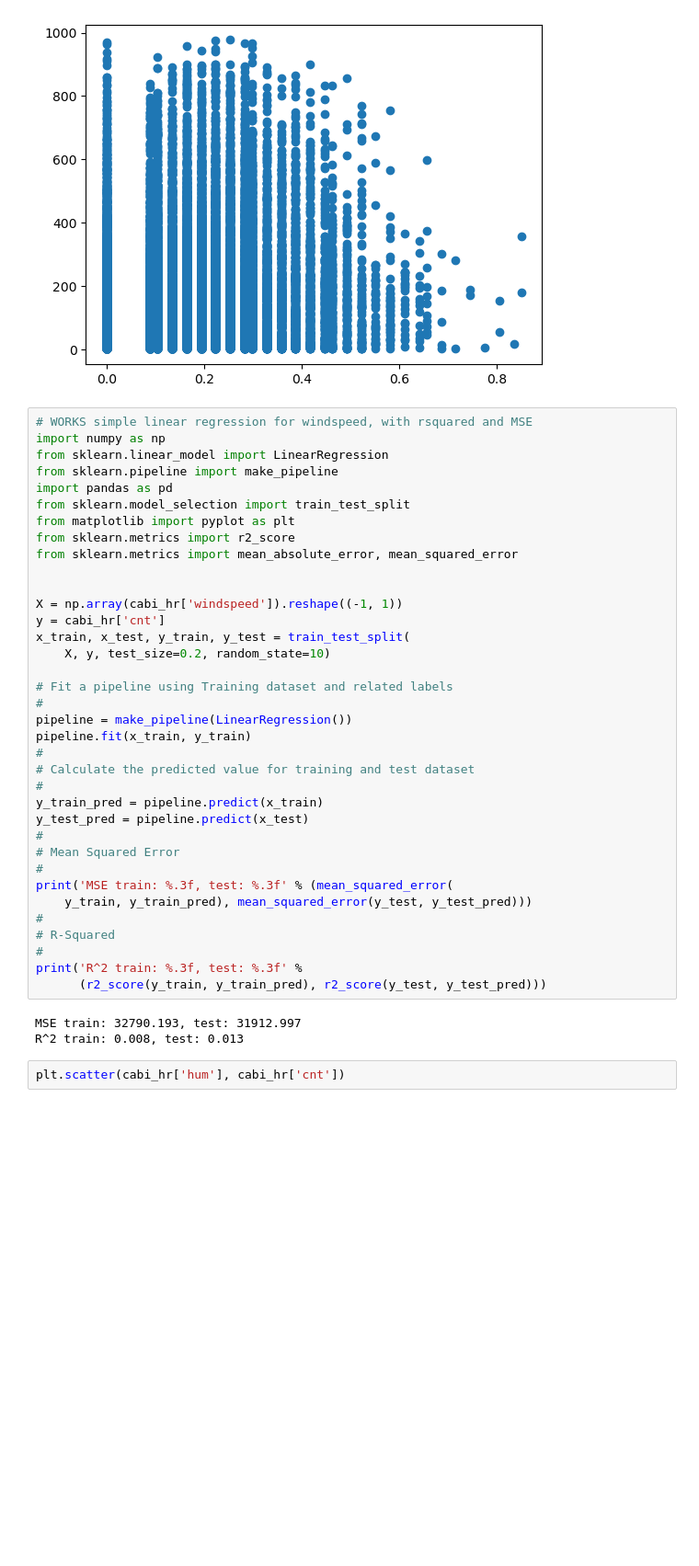
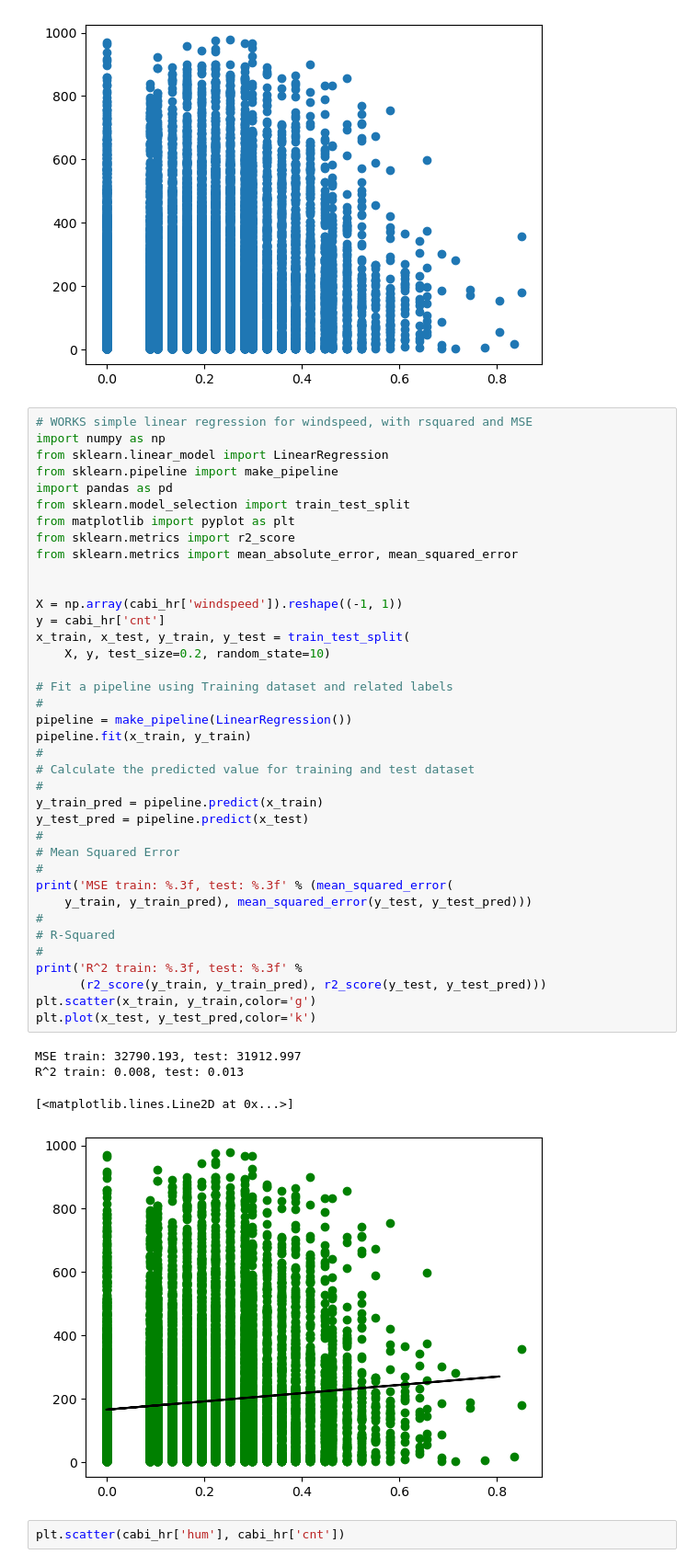
Before and after one commit to cdb8675309/Sprint-1, a Jupyter notebook: P3_S1.ipynb, the cells around one changed output. Shown at 92% size. Drawn from its saved outputs; the diff is of its cells as text; blank space fills up the shorter version.

```diff
--- a/P3_S1.ipynb
+++ b/P3_S1.ipynb
@@ -939,33 +943,37 @@ from sklearn.metrics import r2_score
 from sklearn.metrics import mean_absolute_error, mean_squared_error
 
 
 X = np.array(cabi_hr['windspeed']).reshape((-1, 1))
 y = cabi_hr['cnt']
 x_train, x_test, y_train, y_test = train_test_split(
     X, y, test_size=0.2, random_state=10)
 
 # Fit a pipeline using Training dataset and related labels
 #
 pipeline = make_pipeline(LinearRegression())
 pipeline.fit(x_train, y_train)
 #
 # Calculate the predicted value for training and test dataset
 #
 y_train_pred = pipeline.predict(x_train)
 y_test_pred = pipeline.predict(x_test)
 #
 # Mean Squared Error
 #
 print('MSE train: %.3f, test: %.3f' % (mean_squared_error(
     y_train, y_train_pred), mean_squared_error(y_test, y_test_pred)))
 #
 # R-Squared
 #
 print('R^2 train: %.3f, test: %.3f' %
       (r2_score(y_train, y_train_pred), r2_score(y_test, y_test_pred)))
+plt.scatter(x_train, y_train,color='g')
+plt.plot(x_test, y_test_pred,color='k')
 # %% [output]
 MSE train: 32790.193, test: 31912.997
 R^2 train: 0.008, test: 0.013
+[<matplotlib.lines.Line2D at 0x...>]
+[figure, added]
 # %%
 plt.scatter(cabi_hr['hum'], cabi_hr['cnt'])
 # %% [output]
```
Also changed, not shown: parts of 7 cells of this notebook.
